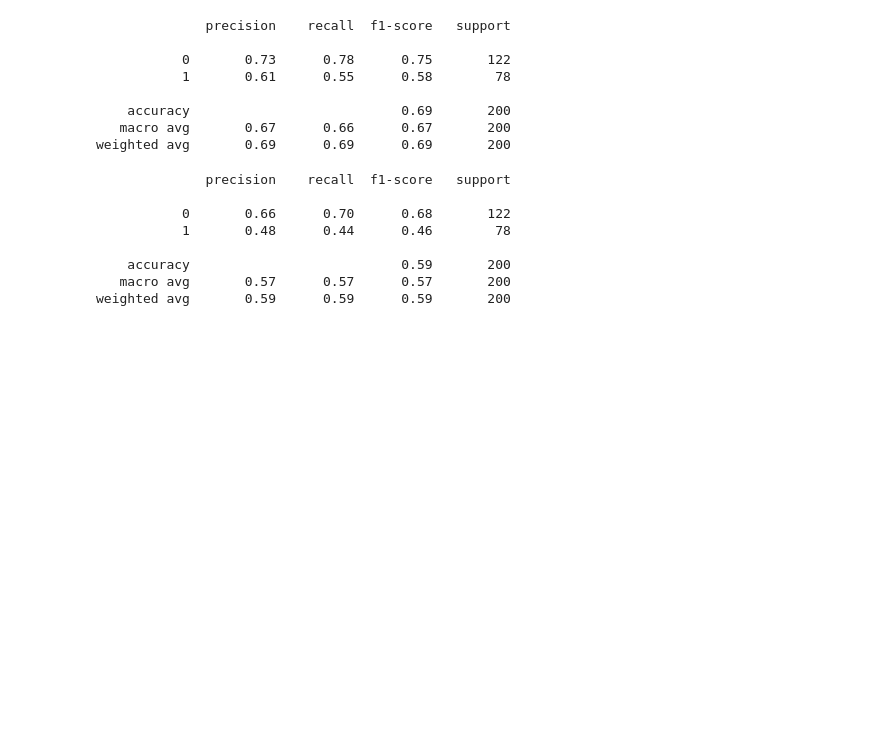
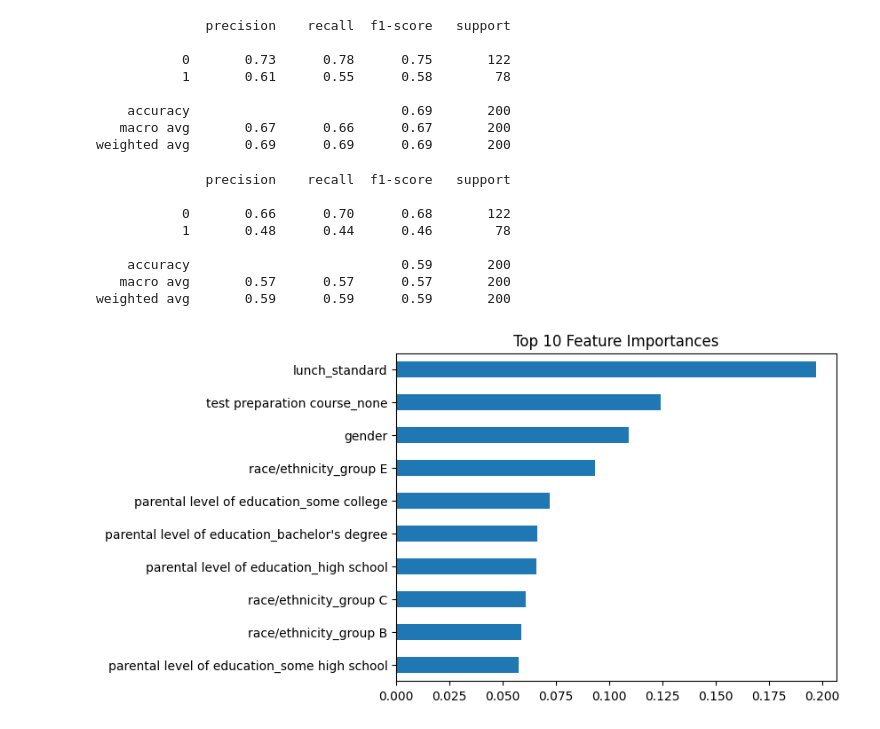
Before and after one commit to raghdiness/Student-Performance, a Jupyter notebook: Student_Performance.ipynb, the cells around one changed output. Cells and saved outputs as stored; diff of their text form; code cells hidden in the pictures; blank space fills up the shorter version.

```diff
--- a/Student_Performance.ipynb
+++ b/Student_Performance.ipynb
@@ -87,3 +87,18 @@ print(classification_report(y_test, y_pred))
     accuracy                           0.59       200
    macro avg       0.57      0.57      0.57       200
 weighted avg       0.59      0.59      0.59       200
+# %%
+import matplotlib.pyplot as plt
+
+# After model.fit(...)
+importances = model.feature_importances_
+feature_names = X.columns
+
+# Plot top 10
+feat_imp = pd.Series(importances, index=feature_names).sort_values(ascending=False)
+feat_imp[:10].plot(kind='barh')
+plt.title('Top 10 Feature Importances')
+plt.gca().invert_yaxis()
+plt.show()
+# %% [output]
+[figure, added]
```
